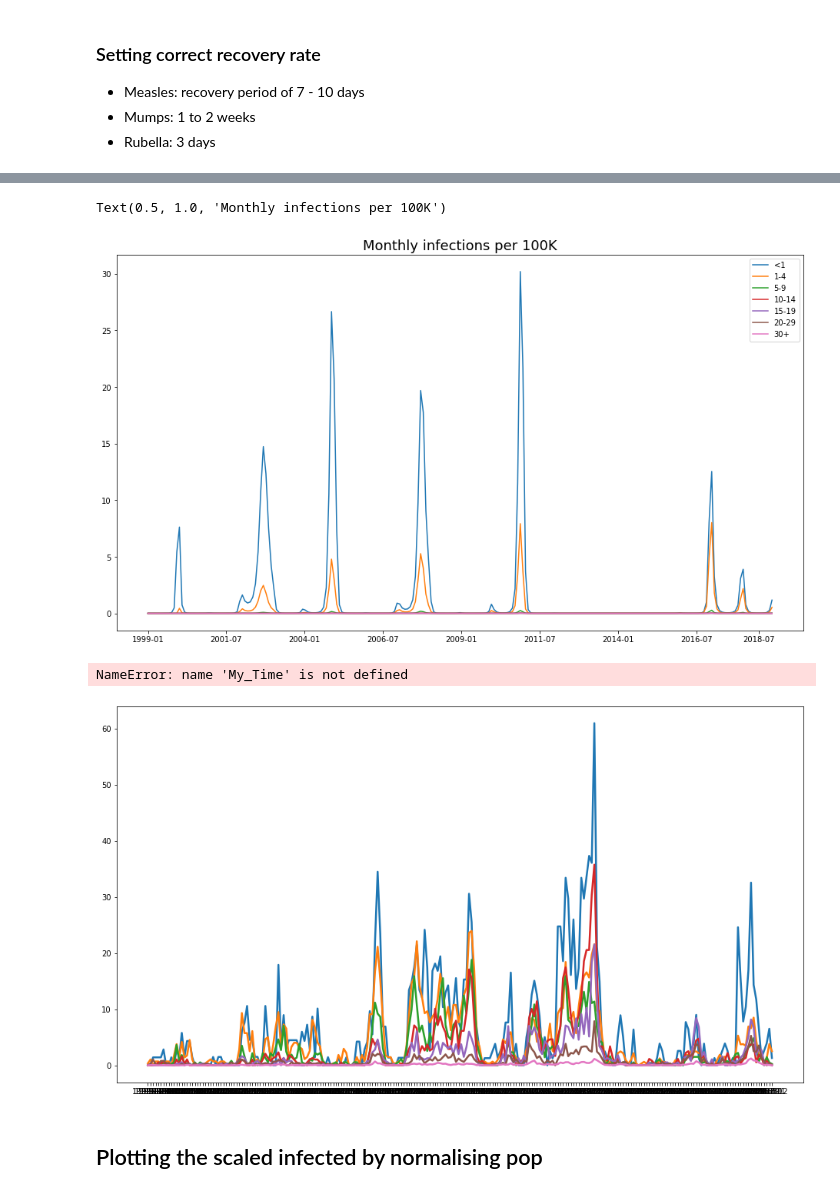
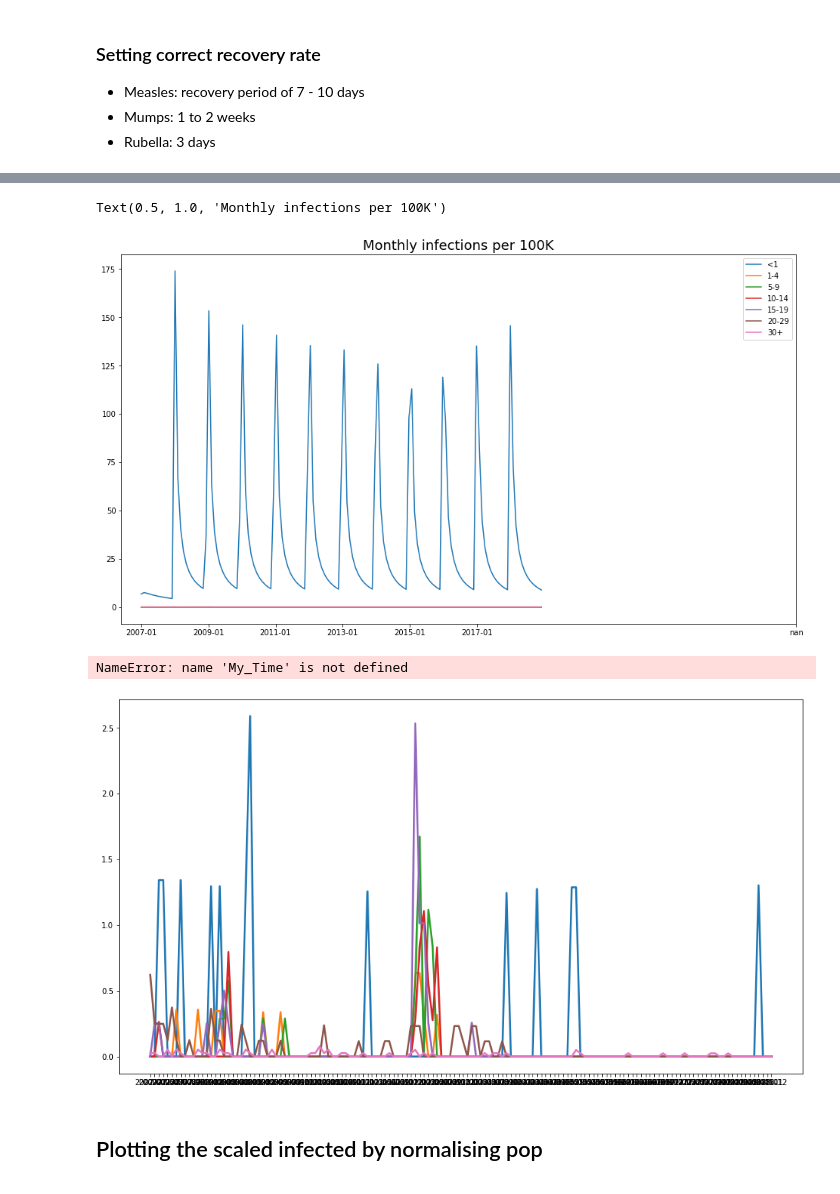
Before and after one commit to dhelekal/EpiRSG2020, a Jupyter notebook: model/Monthly_cases_simulation-Rubella.ipynb, the cells around one changed output, grey strips where cells are left out. Drawn from its saved outputs; the diff is of its cells as text; code cells hidden in the pictures.

Commit message:
obtain fits for measles, rubella

```diff
--- a/model/Monthly_cases_simulation-Rubella.ipynb
+++ b/model/Monthly_cases_simulation-Rubella.ipynb
@@ -9,7 +9,7 @@ import math
 # %%
 age_class = ["<1", "1-4", "5-9", "10-14", "15-19", "20-29", "30+"]
 #Select disease
-d = "Measles"
+d = "Rubella"
 
 #monthly data
 data = pd.read_csv( d +'_data_processed.csv')
@@ -89,6 +89,7 @@ Pops_tot = np.asarray(Pops_tot)
 # %%
 Poly_7_new = pd.read_csv("Data/Poly_7.csv")
 Poly_7_new = Poly_7_new.iloc[:,1:8]
+Poly_7_new = Poly_7_new.iloc[np.hstack([6, np.arange(0,6)]),:]
 C_poly = Poly_7_new.values
 # %% [markdown]
 #### Vaccine coverage and Vaccinated IC
@@ -217,7 +218,7 @@ elif d == "Mumps":
 elif d == "Rubella":
     para.gamma = (1/3 *365.0)*np.ones([7])
 # %%
-beta = 0.41*np.eye(7)*[0.02,0.05,0.11,0.04, 0.02,0.02,0.02]
+beta = np.array([0.08,0.15,0.2,0.3,0.2,0.2,0.2])
 
 print((beta@para.C/365)@np.ones(7))
 
@@ -265,42 +265,42 @@ plt.legend()
 plt.title("Monthly infections per 100K", fontsize = 18)
 # %% [output]
 Text(0.5, 1.0, 'Monthly infections per 100K')
-[figure, old version]
+[figure, new version]
 # %%
-for d in ['Measles']:
+for d in ['Rubella']:
 #for d in ['Measles']:
     #option for dotted in Mumps
     if d == "Mumps":
         fig = plt.figure(figsize=(16,9))
         for cc in age_class:
             plt.plot(time_date, monthly_data[cc], "-o", markersize = 7, lw = 2.5, label= cc)
         plt.xticks(fontsize = 18)
         plt.yticks(fontsize = 18)
     else:
         fig = plt.figure(figsize=(16,9))
         for cc in age_class:
             plt.plot(time_date, monthly_data[cc], lw = 2.5, label= cc)
         step_loc = math.floor(len(My_Time)/8)
         locs = np.arange(0, 9) * step_loc
 
         plt.yticks(fontsize = 18)
         plt.xticks(locs, My_Time.loc[locs][0], fontsize = 18)
 
     plt.xlabel("Time", fontsize=18)
     plt.legend(shadow= True, fontsize = 19)
     plt.title(d+" Cases Per 100k", fontsize = 20)
     #svg better for Poster
 
     #plt.savefig(d+"Plot.svg")
     #plt.figure(figsize=(16,9))
     for ii in range(7):
         plt.plot(time_date[0:len(time_date)-1],
                  (1e5/pop_scale)*np.transpose(get_monthly_rates(out_YN, eval_year, years_run)[ii,:]), label = age_class[ii])
     plt.legend()
     #plt.title("Monthly infections per 100K", fontsize = 18)
 # %% [output]
 NameError: name 'My_Time' is not defined
-[figure, old version]
+[figure, new version]
 # %% [markdown]
 ## Plotting the scaled infected by normalising pop
 # %%
```
Also changed, not shown: parts of 11 cells of this notebook, 2 other files.
